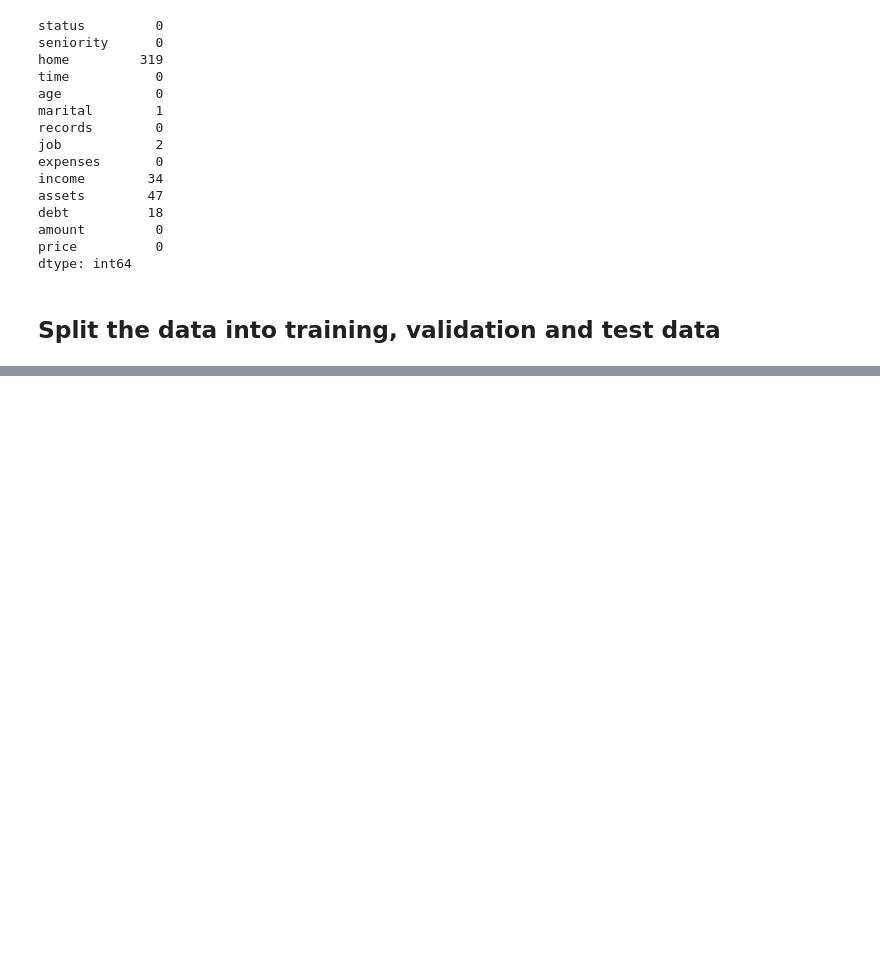
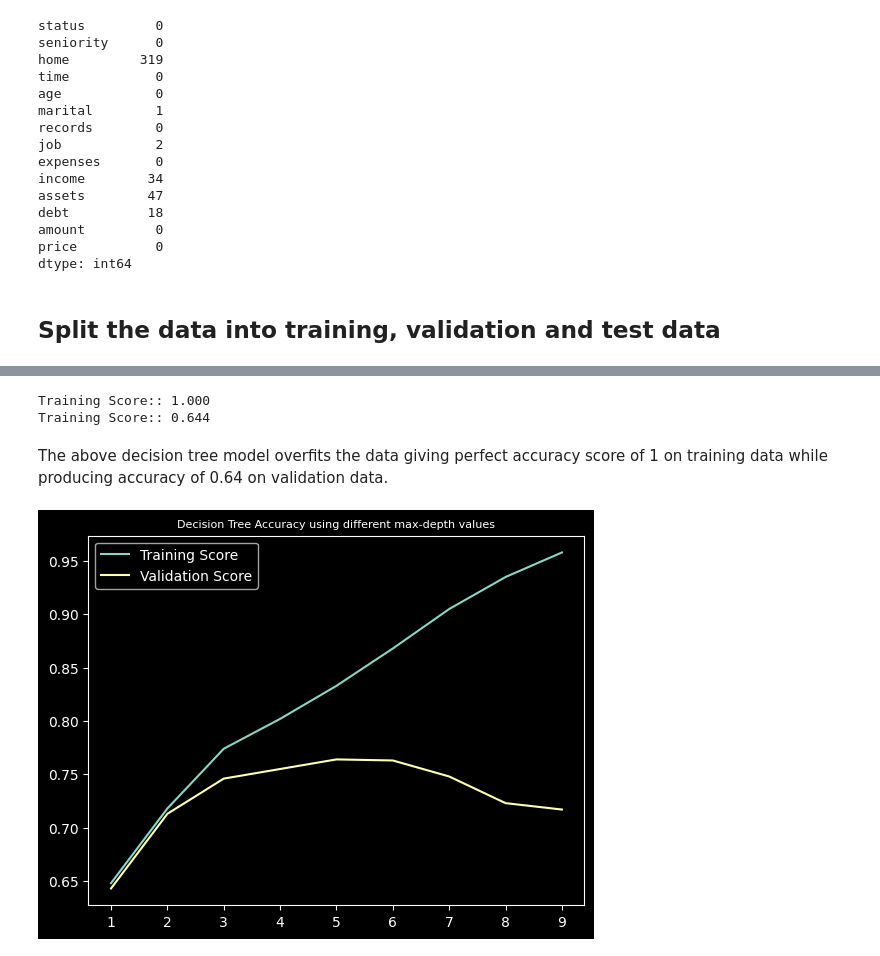
Before and after one commit to madhuri-15/mlbookcamp-homeworks, a Jupyter notebook: Week6-Trees & ensembles/credit_score.ipynb, the cells around one changed output, grey strips where cells are left out. Drawn from its saved outputs; the diff is of its cells as text; code cells hidden in the pictures; blank space fills up the shorter version.

Commit message:
Decision Tree

```diff
--- a/Week6-Trees & ensembles/credit_score.ipynb
+++ b/Week6-Trees & ensembles/credit_score.ipynb
@@ -228,0 +255,45 @@ X_test, y_test = split_data(df_test)
+# %%
+# Training score
+y_preds = clf.predict_proba(X_train_transform)[:, 1]
+print("Training Score:: %.3f" % roc_auc_score(y_train, y_preds))
+
+
+# Testing score
+y_preds = clf.predict_proba(X_val_transform)[:, 1]
+print("Training Score:: %.3f" % roc_auc_score(y_val, y_preds))
+# %% [output]
+Training Score:: 1.000
+Training Score:: 0.644
+# %% [markdown]
+The above decision tree model overfits the data giving perfect accuracy score of 1 on training data while producing accuracy of 0.64 on validation data.
+# %%
+# Let's compute the accuracy of the decision tree using different values `max_depth` parameter.
+max_depths = [1, 2, 3, 4, 5, 6, 7, 8, 9]
+
+training_scores = []
+validation_scores = []
+for depth in max_depths:
+
+    # Model training
+    dt_clf = DecisionTreeClassifier(max_depth=depth, random_state=42)
+    dt_clf.fit(X_train_transform, y_train)
+
+    # Training data
+    y_preds = dt_clf.predict_proba(X_train_transform)[:, 1]
+    training_scores.append(round(roc_auc_score(y_train, y_preds), 3))
+
+    # Validation data
+    y_preds = dt_clf.predict_proba(X_val_transform)[:, 1]
+    validation_scores.append(round(roc_auc_score(y_val, y_preds), 3))
+
+    del dt_clf
+# %%
+# Visualizing above performance
+plt.plot(max_depths, training_scores, label="Training Score")
+plt.plot(max_depths, validation_scores, label="Validation Score")
+
+plt.title("Decision Tree Accuracy using different max-depth values", size=8)
+plt.legend()
+plt.show()
+# %% [output]
+[figure, added]
```
Also changed, not shown: parts of 4 cells of this notebook.
